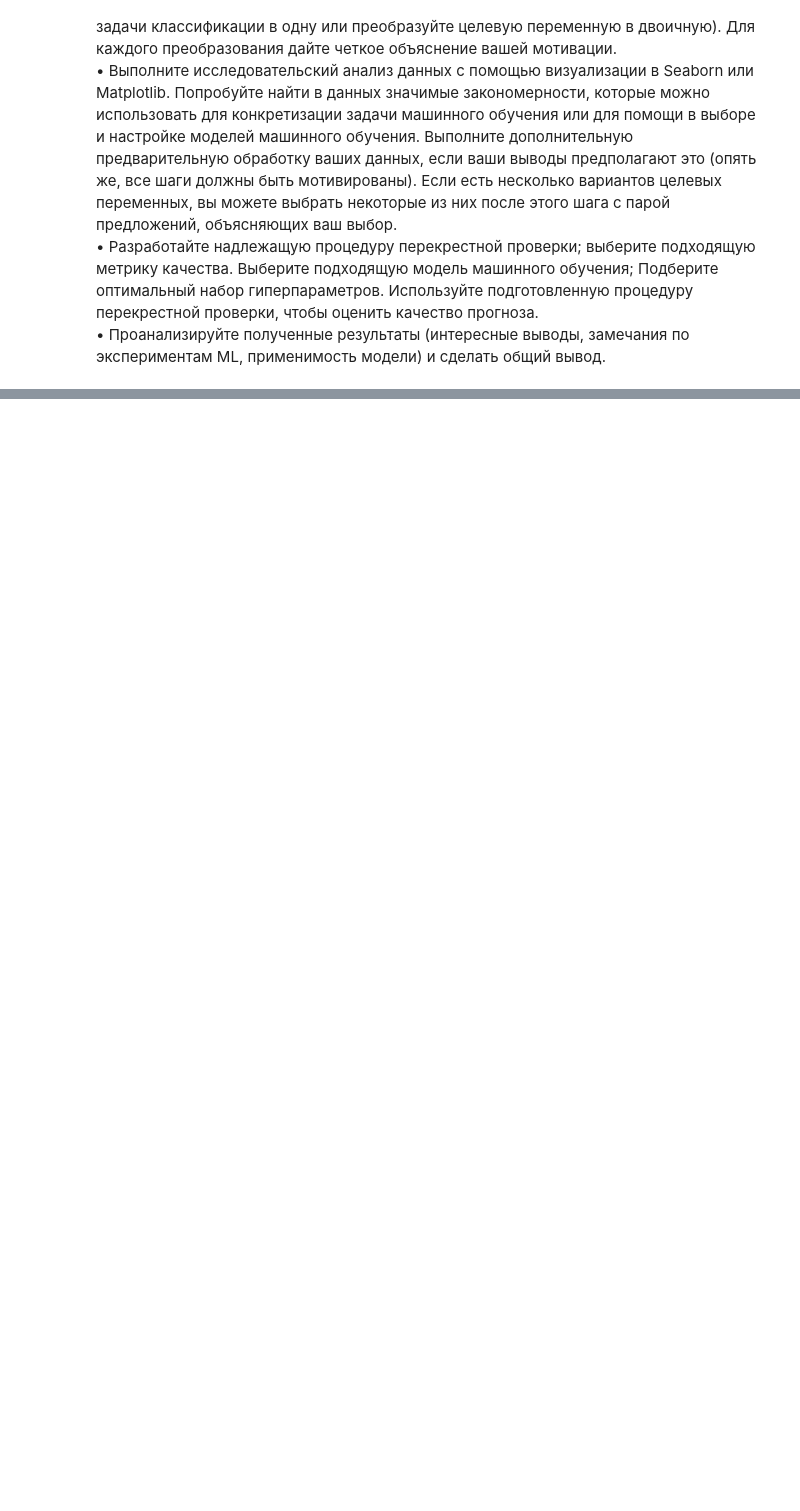
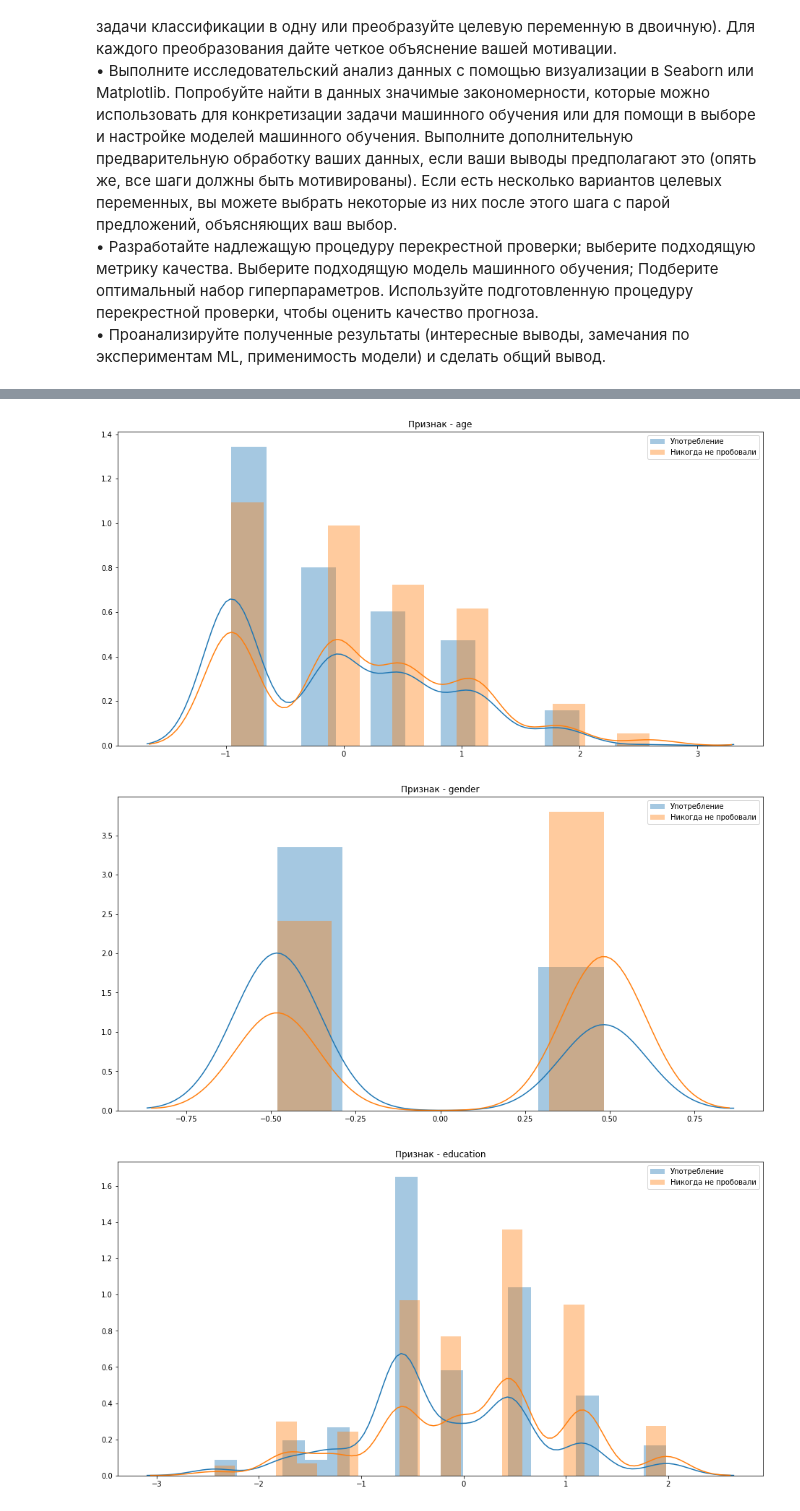
Before and after one commit to YAKOROLEVAZAMKA/emc, a Jupyter notebook: MachineLearning.ipynb, the cells around one changed output, grey strips where cells are left out. Cells and saved outputs as stored; diff of their text form; code cells hidden in the pictures; blank space fills up the shorter version.

```diff
--- a/MachineLearning.ipynb
+++ b/MachineLearning.ipynb
@@ -14,0 +246,13 @@
+# %%
+# переводим категориальные переменные в количественные
+addictions = list(df.columns)[12:]
+
+for addict in addictions:
+    df[addict] = df[addict].apply(lambda x: 0 if x == 'CL0' else 1)
+# %%
+# выбираем целевую переменную
+
+#target = 'alcohol'
+#target = 'cocaine'
+#target = 'cannabis'
+target = 'lsd'
@@ -14,0 +315,26 @@
+# %%
+# построение гистограмм распределения признаков
+users = df_clean[df_clean[target] == 1]
+never_used = df_clean[df_clean[target] == 0]
+
+for weight in weights:
+    plt.figure(figsize=(16, 8))
+
+    try:
+        sns.distplot(users[weight])
+        sns.distplot(never_used[weight])
+    except RuntimeError as re:
+        if str(re).startswith("Selected KDE"):
+            sns.distplot(users[weight], kde_kws={'bw': 0.1})
+            sns.distplot(never_used[weight], kde_kws={'bw': 0.1})
+        else:
+            raise re
+
+    plt.legend(['Употребление', 'Никогда не пробовали'])
+    plt.title('Признак - ' + weight)
+    plt.xlabel('')
+    plt.show()
+# %% [output]
+[figure, added]
+[figure, added]
+[figure, added]
```
Also changed, not shown: parts of 38 cells of this notebook.
